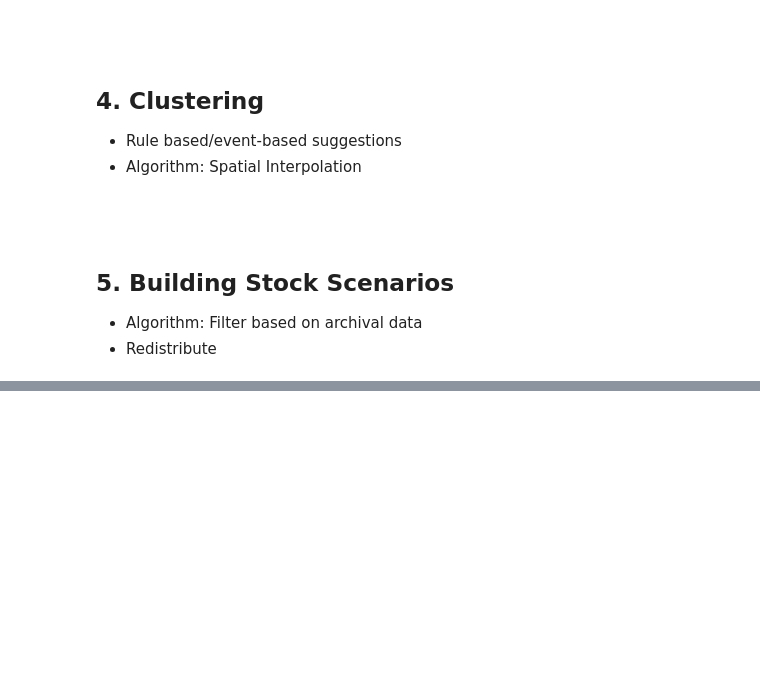
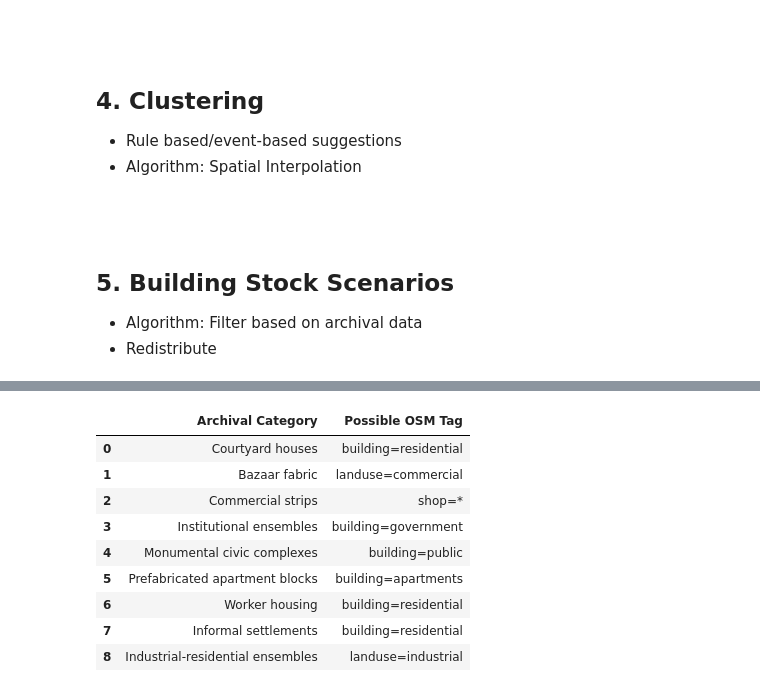
Before and after one commit to greamarchitects/CityPortraits, a Jupyter notebook: docs/case_studies/Tirana_working.ipynb, the cells around one changed output, grey strips where cells are left out. Cells and saved outputs as stored; diff of their text form; code cells hidden in the pictures; blank space fills up the shorter version.

```diff
--- a/docs/case_studies/Tirana_working.ipynb
+++ b/docs/case_studies/Tirana_working.ipynb
@@ -1089,0 +1403,30 @@ display(HTML(styled_html))
+# %%
+
+osm_mapping = {
+    "Courtyard houses": {"building": "residential"},
+    "Bazaar fabric": {"landuse": "commercial"},
+    "Commercial strips": {"shop": "*"},
+    "Institutional ensembles": {"building": "government"},
+    "Monumental civic complexes": {"building": "public"},
+    "Prefabricated apartment blocks": {"building": "apartments"},
+    "Worker housing": {"building": "residential"},
+    "Informal settlements": {"building": "residential"},
+    "Industrial-residential ensembles": {"landuse": "industrial"},
+}
+
+sample = pd.DataFrame(
+    [{"Archival Category": k, "Possible OSM Tag": ", ".join(f"{kk}={vv}" for kk, vv in v.items())}
+     for k, v in osm_mapping.items()]
+)
+display(sample)
+# %% [output]
+|  | Archival Category | Possible OSM Tag |
+| 0 | Courtyard houses | building=residential |
+| 1 | Bazaar fabric | landuse=commercial |
+| 2 | Commercial strips | shop=* |
+| 3 | Institutional ensembles | building=government |
+| 4 | Monumental civic complexes | building=public |
+| 5 | Prefabricated apartment blocks | building=apartments |
+| 6 | Worker housing | building=residential |
+| 7 | Informal settlements | building=residential |
+| 8 | Industrial-residential ensembles | landuse=industrial |
```
Also changed, not shown: parts of 20 cells of this notebook, 3 other files.
